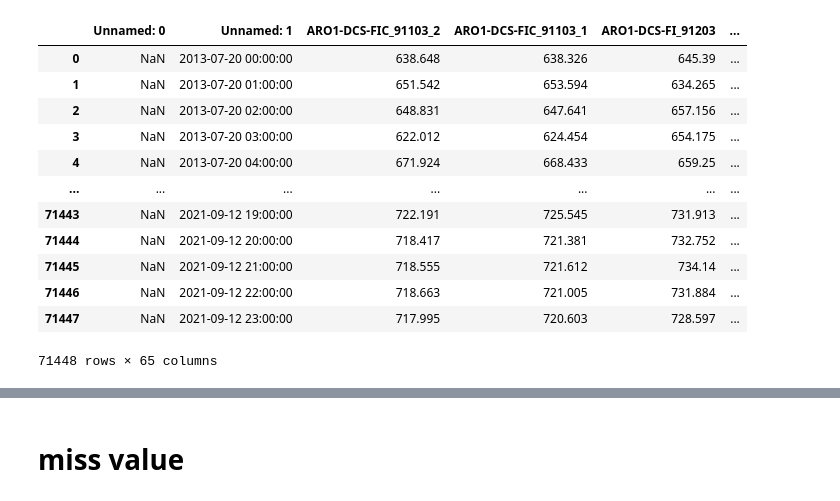
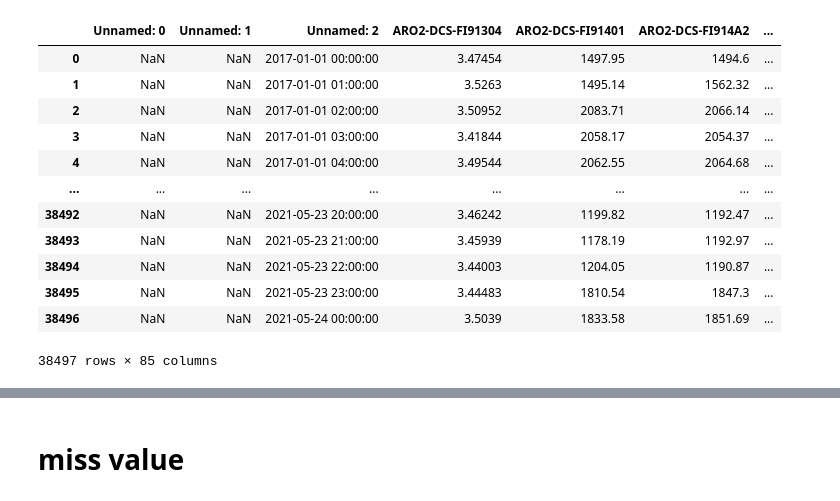
Before and after one commit to skywalker0803r/R911R912, a Jupyter notebook: notebook/EDA5.ipynb, the cells around one changed output, grey strips where cells are left out. Saved outputs shown, nothing was run; the diff lists cells and outputs as text; code cells hidden in the pictures.

```diff
--- a/notebook/EDA5.ipynb
+++ b/notebook/EDA5.ipynb
@@ -13,19 +35,19 @@ xr = "ARO1-LIMS-s916-744-p-Xylene"
 # %%
 import pandas as pd
-df_x = pd.read_excel('../data/FCFC_ARO_900/R911R912 _ARO1_R2.xlsx',sheet_name='R911R912_TAG相關錶點資料(X)')
+df_x = pd.read_excel('../data/FCFC_ARO_900/R911R912 _明志蔡教授_R2.xlsx',sheet_name='R911R912_TAG相關錶點資料(X)')
 df_x
 # %% [output]
-|  | Unnamed: 0 | Unnamed: 1 | ARO1-DCS-FIC_91103_2 | ARO1-DCS-FIC_91103_1 | ARO1-DCS-FI_91203 | ... |
-| 0 | NaN | 2013-07-20 00:00:00 | 638.648 | 638.326 | 645.39 | ... |
-| 1 | NaN | 2013-07-20 01:00:00 | 651.542 | 653.594 | 634.265 | ... |
-| 2 | NaN | 2013-07-20 02:00:00 | 648.831 | 647.641 | 657.156 | ... |
-| 3 | NaN | 2013-07-20 03:00:00 | 622.012 | 624.454 | 654.175 | ... |
-| 4 | NaN | 2013-07-20 04:00:00 | 671.924 | 668.433 | 659.25 | ... |
-| ... | ... | ... | ... | ... | ... | ... |
-| 71443 | NaN | 2021-09-12 19:00:00 | 722.191 | 725.545 | 731.913 | ... |
-| 71444 | NaN | 2021-09-12 20:00:00 | 718.417 | 721.381 | 732.752 | ... |
-| 71445 | NaN | 2021-09-12 21:00:00 | 718.555 | 721.612 | 734.14 | ... |
-| 71446 | NaN | 2021-09-12 22:00:00 | 718.663 | 721.005 | 731.884 | ... |
-| 71447 | NaN | 2021-09-12 23:00:00 | 717.995 | 720.603 | 728.597 | ... |
+|  | Unnamed: 0 | Unnamed: 1 | Unnamed: 2 | ARO2-DCS-FI91304 | ARO2-DCS-FI91401 | ARO2-DCS-FI914A2 | ... |
+| 0 | NaN | NaN | 2017-01-01 00:00:00 | 3.47454 | 1497.95 | 1494.6 | ... |
+| 1 | NaN | NaN | 2017-01-01 01:00:00 | 3.5263 | 1495.14 | 1562.32 | ... |
+| 2 | NaN | NaN | 2017-01-01 02:00:00 | 3.50952 | 2083.71 | 2066.14 | ... |
+| 3 | NaN | NaN | 2017-01-01 03:00:00 | 3.41844 | 2058.17 | 2054.37 | ... |
+| 4 | NaN | NaN | 2017-01-01 04:00:00 | 3.49544 | 2062.55 | 2064.68 | ... |
+| ... | ... | ... | ... | ... | ... | ... | ... |
+| 38492 | NaN | NaN | 2021-05-23 20:00:00 | 3.46242 | 1199.82 | 1192.47 | ... |
+| 38493 | NaN | NaN | 2021-05-23 21:00:00 | 3.45939 | 1178.19 | 1192.97 | ... |
+| 38494 | NaN | NaN | 2021-05-23 22:00:00 | 3.44003 | 1204.05 | 1190.87 | ... |
+| 38495 | NaN | NaN | 2021-05-23 23:00:00 | 3.44483 | 1810.54 | 1847.3 | ... |
+| 38496 | NaN | NaN | 2021-05-24 00:00:00 | 3.5039 | 1833.58 | 1851.69 | ... |
-71448 rows × 65 columns
+38497 rows × 85 columns
 # %%
```
Also changed, not shown: parts of 10 cells of this notebook.
